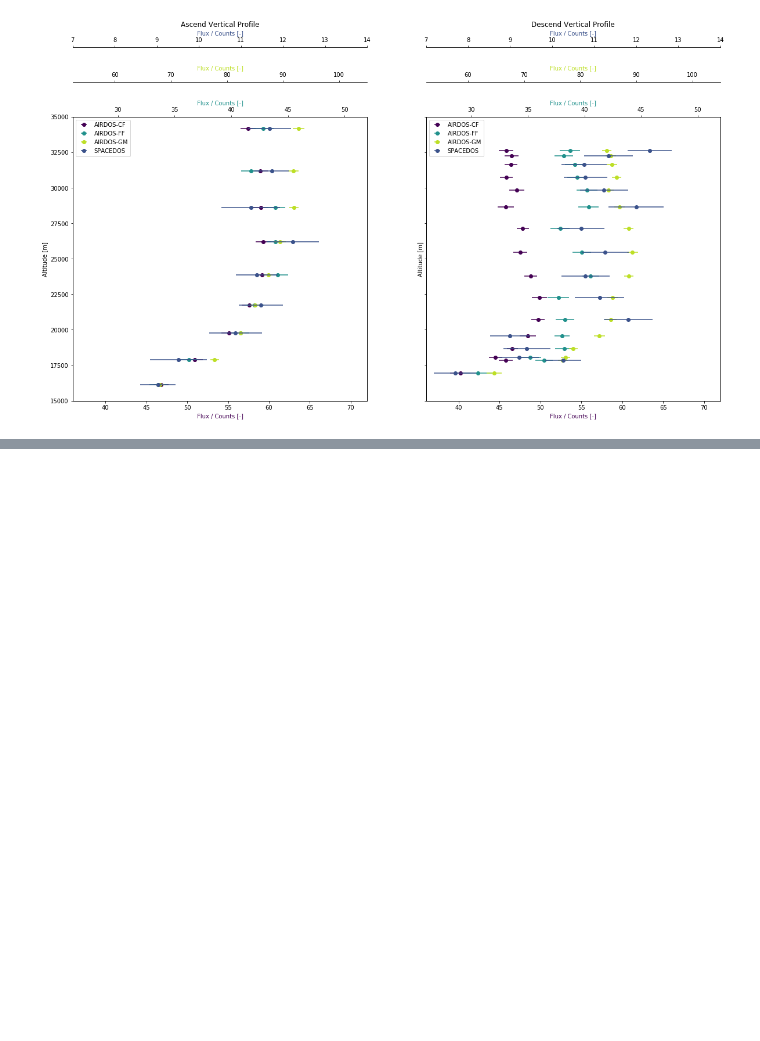
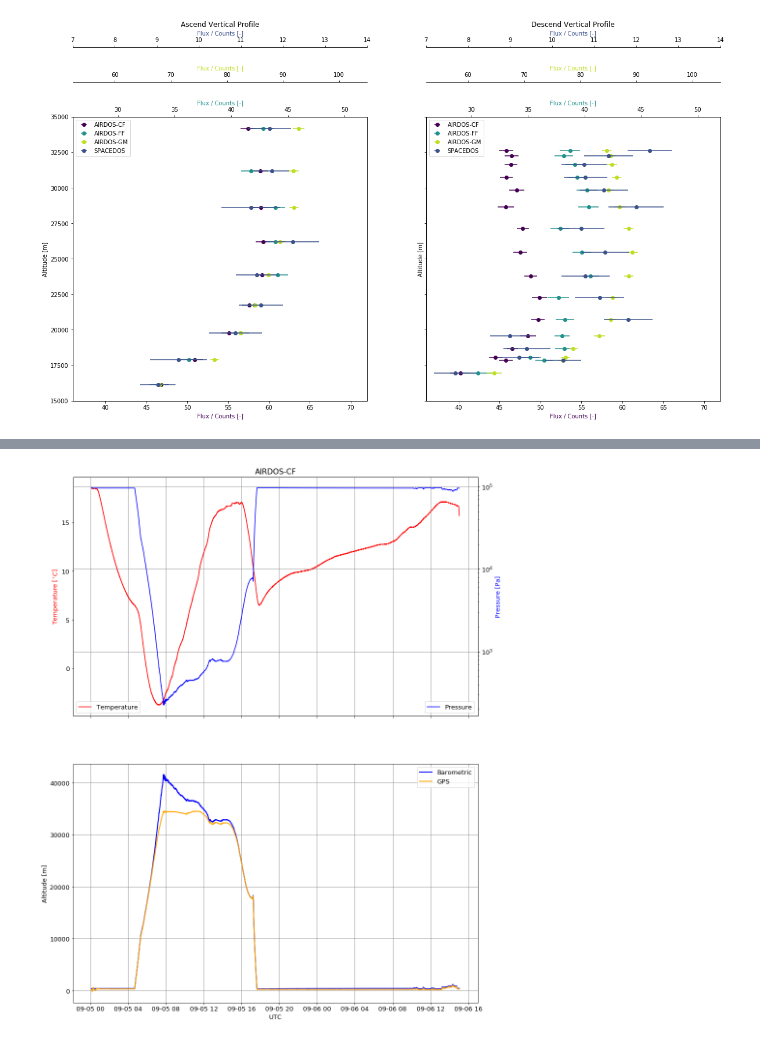
Before and after one commit to ODZ-UJF-AV-CR/FIK-4-Kiruna, a Jupyter notebook: notebooks/Flight2.ipynb, the cells around one changed output, grey strips where cells are left out. Drawn from its saved outputs; the diff is of its cells as text; code cells hidden in the pictures; blank space fills up the shorter version.

```diff
--- a/notebooks/Flight2.ipynb
+++ b/notebooks/Flight2.ipynb
@@ -546,0 +535,45 @@ To register the converters:
+# %%
+import matplotlib
+matplotlib.rcParams.update({'font.size': 13})
+
+fig, (ax3, ax8) \
+    = plt.subplots(figsize=(15, 15), nrows=2, sharex=True)
+ax1_twin = ax1.twinx()
+ax2_twin = ax2.twinx()
+ax3_twin = ax3.twinx()
+ax4_twin = ax4.twinx()
+
+MINUTES = 10
+WINDOW = str(MINUTES) + 'T'
+OFFSET = str(MINUTES/2) + 'T'
+
+# CF
+spec = np.array(list(map(list, cf_candy['Bins'])))
+flux_series = pd.Series(np.sum(spec[:,50:200], axis=1), index=cf_candy.index)
+
+ax3.set_title("AIRDOS-CF")
+ax3.set_ylabel('Temperature [$^{\circ}C$]', color='red')
+ax3.plot(cf_candy.index, cf_candy['Temp'], label='Temperature', color='red')
+ax3.grid(b=True, which='major', color='grey', linestyle='-', axis='x')
+ax3.legend(loc=3)
+#ax3_twin.set_ylim(0,2000)
+ax3_twin.set_yscale('log')
+ax3_twin.set_ylabel('Pressure [Pa]', color='blue')
+ax3_twin.plot(cf_candy.index, cf_candy['Pressure'], label='Pressure', color='blue')
+ax3_twin.grid(b=True, which='major', color='grey', linestyle='-')
+ax3_twin.legend(loc=4)
+
+
+ax8.plot(cf_candy.index, cf_candy['Pressure'].apply(press2alt),
+         color='blue', lw=2, label='Barometric')
+ax8.plot(cf_nav.index, cf_nav['Alt'],
+         color='orange', lw=2, label='GPS')
+ax8.legend(loc=1)
+ax8.set_ylabel('Altitude [m]')
+ax8.grid(b=True, which='major', color='grey', linestyle='-')
+
+ax8.set_xlabel('UTC')
+
+None
+# %% [output]
+[figure, added]
```
Also changed, not shown: parts of 12 cells of this notebook, 2 other files.
